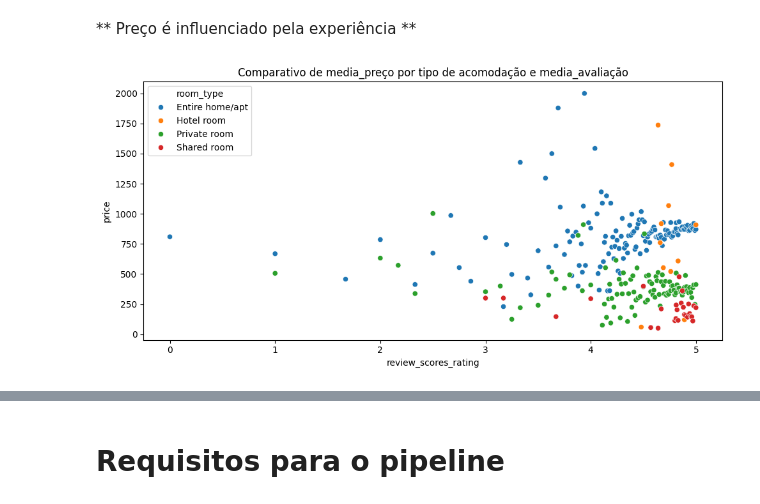
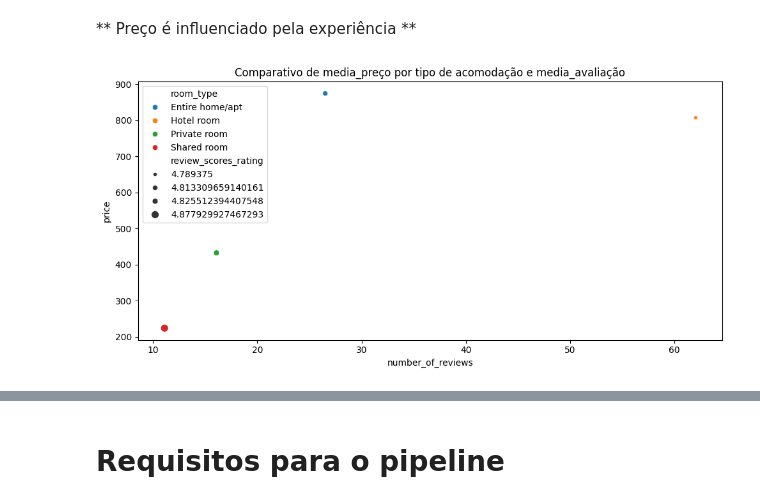
Before and after one commit to ederray/projetos_dnc, a Jupyter notebook: desafio5_data_wrangling/notebooks/eda.ipynb, the cells around one changed output, grey strips where cells are left out. Cells and saved outputs as stored; diff of their text form; code cells hidden in the pictures.

Commit message:
eda: validacao das hipoteses de preco e nota_avaliacao

```diff
--- a/desafio5_data_wrangling/notebooks/eda.ipynb
+++ b/desafio5_data_wrangling/notebooks/eda.ipynb
@@ -504,8 +518,22 @@ prox_aeroportos = reduce(lambda x, y: x | y, [tbl_anuncios[col] for col in lista
 # Condição para estações: (Flag_Estacao1) OU (Flag_Estacao2) OU (...)
 prox_estacoes = reduce(lambda x, y: x | y, [tbl_anuncios[col] for col in lista_estacoes])
 
+prox_pontos_turisticos = reduce(lambda x, y: x | y, [tbl_anuncios[col] for col in lista_pontos_turisticos])
+
 # Cria a flag de intermodalidade
-tbl_anuncios['Flag_Intermodalidade'] = prox_aeroportos & prox_estacoes
+tbl_anuncios['fl_intermodalidade'] = prox_aeroportos & prox_estacoes
+tbl_anuncios['fl_lte_5_km_estacao'] = prox_estacoes
+tbl_anuncios['fl_lte_5_km_pontos_turisticos'] = prox_pontos_turisticos
+# %%
+# selecao das colunas que seguirão na análise
+lista_colunas = [
+    'id', 'neighbourhood_cleansed', 'room_type', 'accommodates',
+       'bathrooms', 'bedrooms', 'beds', 'price', 'number_of_reviews',
+       'review_scores_rating', 'latitude', 'longitude', 'Zona',
+    'fl_intermodalidade', 'fl_lte_5_km_estacao',
+       'fl_lte_5_km_pontos_turisticos'
+]
+tbl_anuncios = selecao_colunas(df=tbl_anuncios, colunas=lista_colunas)
 # %%
 # verificação do volume de colunas do dataset
 tbl_anuncios.shape
@@ -798,5 +811,5 @@ colunas_selecionadas = [
 # %%
 # remoção da coluna id para exploração dos dados, colunas de distâncias de pontos turísticos e transporte e colunas_outlier.
-tbl_anuncios = selecao_colunas(df=tbl_anuncios, colunas=colunas_selecionadas)
+#tbl_anuncios = selecao_colunas(df=tbl_anuncios, colunas=colunas_selecionadas)
 
-tbl_anuncios_eda = selecao_colunas(df=tbl_anuncios_eda, colunas=colunas_selecionadas)
+#tbl_anuncios_eda = selecao_colunas(df=tbl_anuncios_eda, colunas=colunas_selecionadas)
@@ -957,4 +1031,4 @@ Residual              32690.0  7.837809e+09  2.397617e+05          NaN       NaN
 # %%
-media_tipo_acomodacao_media_avaliacao = agrupar_dados(df=tbl_anuncios, cols_agrup=['room_type', 'review_scores_rating'], cols_filter=['price'], agr='mean').reset_index()
+media_tipo_acomodacao_media_avaliacao = agrupar_dados(df=tbl_anuncios, cols_agrup=['room_type'], cols_filter=['number_of_reviews','review_scores_rating','price'], agr='mean').reset_index()
 media_tipo_acomodacao_media_avaliacao
 # %% [output]
@@ -977,7 +1043,7 @@ media_tipo_acomodacao_media_avaliacao
 # %%
 # comparativo da média de preço por tipo
 grafico_dispersao(df=media_tipo_acomodacao_media_avaliacao,
-                  y='price', x='review_scores_rating',titulo='Comparativo de media_preço por tipo de acomodação e media_avaliação',
-                  xlabel='review_scores_rating',ylabel='price', valor_dispersao='room_type')
+                  y='price', x='number_of_reviews',titulo='Comparativo de media_preço por tipo de acomodação e media_avaliação',
+                  xlabel='number_of_reviews',ylabel='price', hue='room_type', size='review_scores_rating')
 # %% [output]
-[figure, old version]
+[figure, new version]
```
Also changed, not shown: parts of 80 cells of this notebook, 3 other files.
